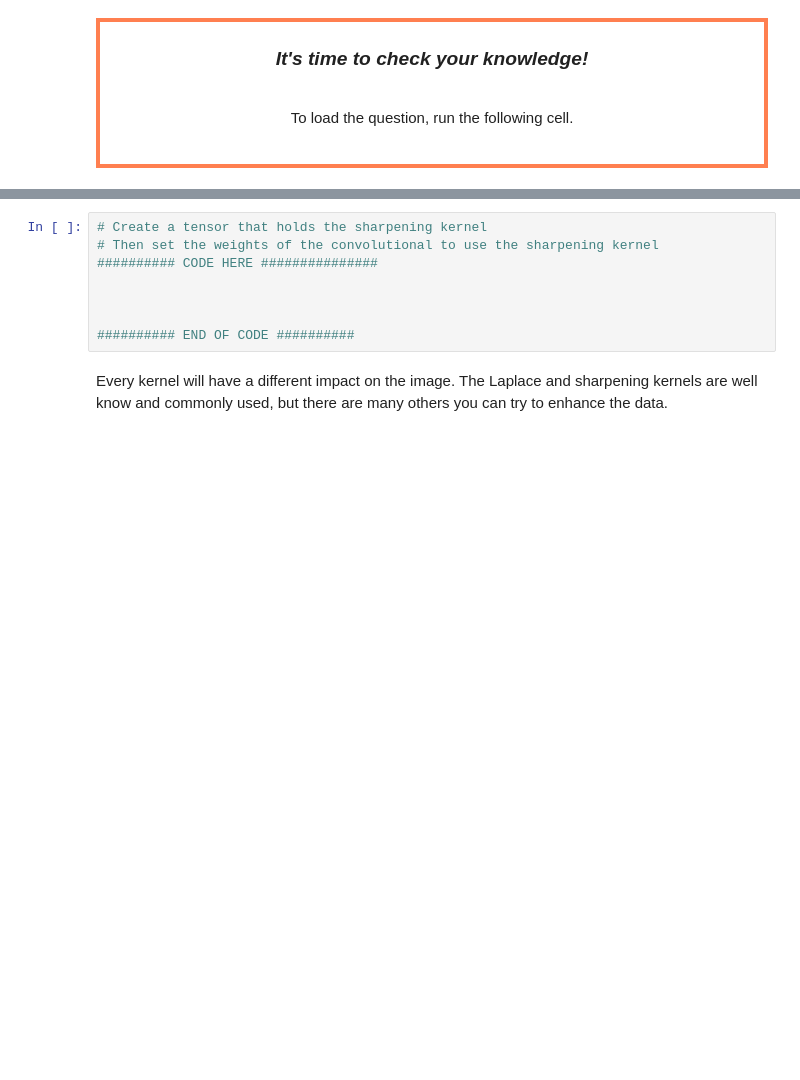
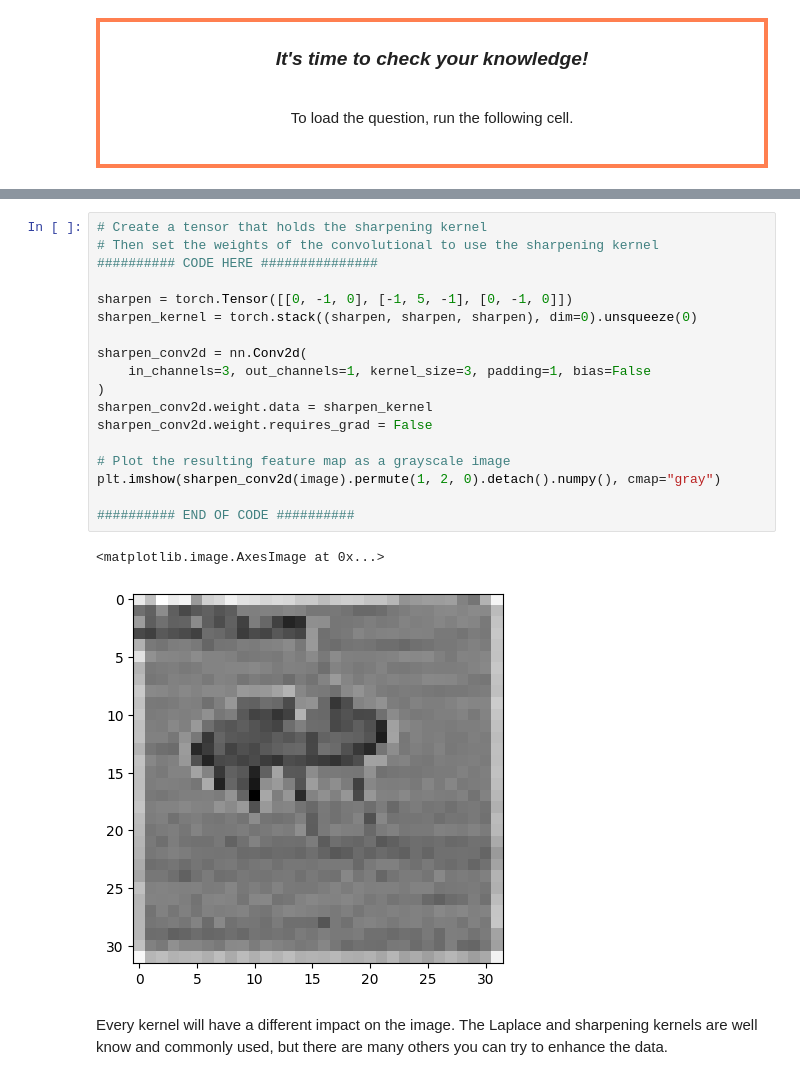
Before and after one commit to ablank74/ITAI-2376, a Jupyter notebook: aws-notebooks/AWS Module3 Lab1/SageMaker/MLUDTI-EN-M3-Lab1.ipynb, the cells around one changed output, grey strips where cells are left out. Cells and saved outputs as stored; diff of their text form; blank space fills up the shorter version.

```diff
--- a/aws-notebooks/AWS Module3 Lab1/SageMaker/MLUDTI-EN-M3-Lab1.ipynb
+++ b/aws-notebooks/AWS Module3 Lab1/SageMaker/MLUDTI-EN-M3-Lab1.ipynb
@@ -245,11 +302,24 @@ question_2
 # %%
 # Create a tensor that holds the sharpening kernel
 # Then set the weights of the convolutional to use the sharpening kernel
 ########## CODE HERE ###############
 
+sharpen = torch.Tensor([[0, -1, 0], [-1, 5, -1], [0, -1, 0]])
+sharpen_kernel = torch.stack((sharpen, sharpen, sharpen), dim=0).unsqueeze(0)
 
+sharpen_conv2d = nn.Conv2d(
+    in_channels=3, out_channels=1, kernel_size=3, padding=1, bias=False
+)
+sharpen_conv2d.weight.data = sharpen_kernel
+sharpen_conv2d.weight.requires_grad = False
+
+# Plot the resulting feature map as a grayscale image
+plt.imshow(sharpen_conv2d(image).permute(1, 2, 0).detach().numpy(), cmap="gray")
 
 ########## END OF CODE ##########
+# %% [output]
+<matplotlib.image.AxesImage at 0x...>
+[figure, added]
 # %% [markdown]
 Every kernel will have a different impact on the image. The Laplace and sharpening kernels are well know and commonly used, but there are many others you can try to enhance the data.
 # %% [markdown]
```
Also changed, not shown: parts of 13 cells of this notebook, 18 other files.
